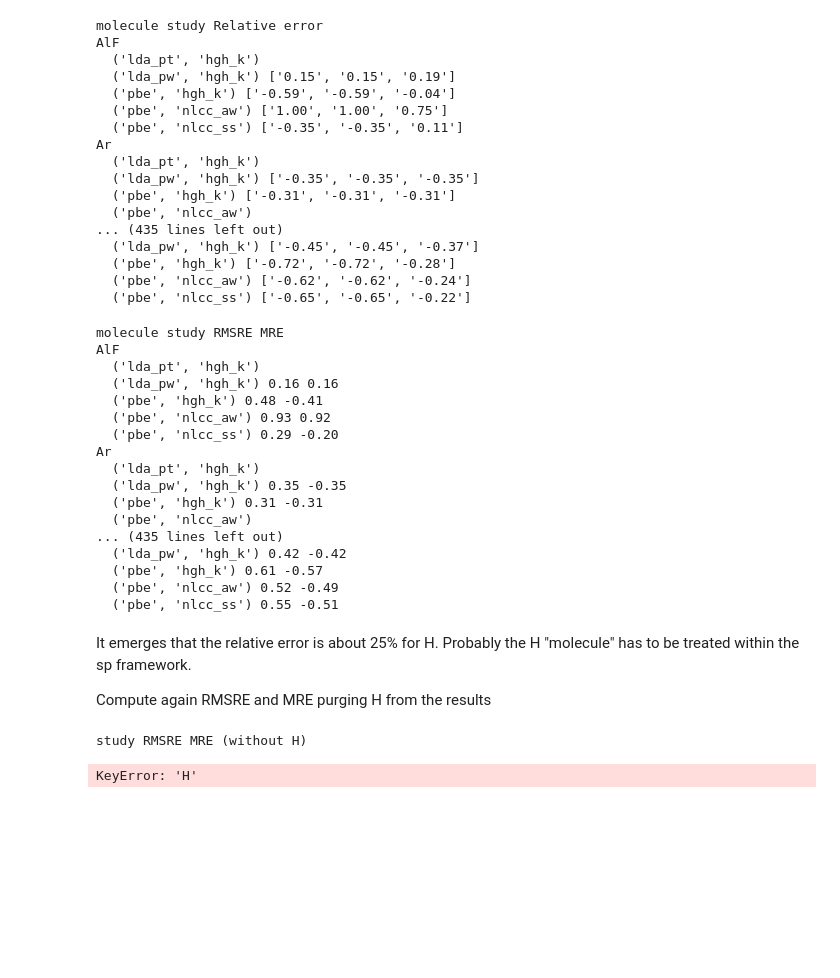
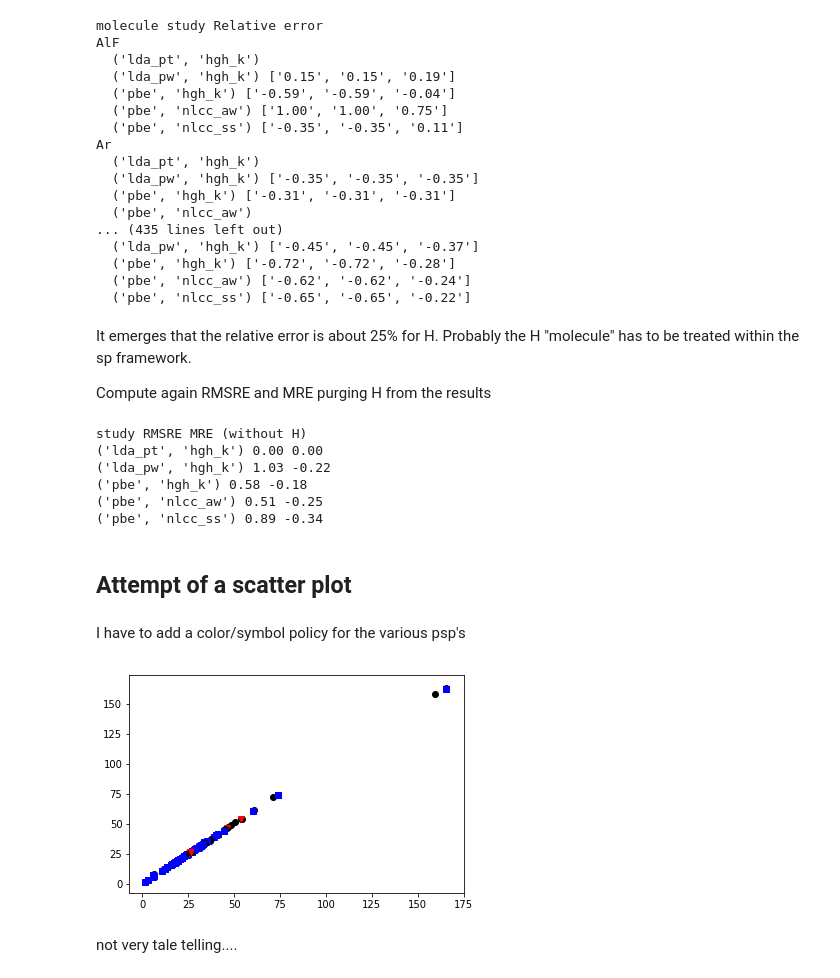
Before and after one commit to marcodalessandro76/Statical-Polarizability, a Jupyter notebook: Calculations/Data analysis.ipynb, the cells around one changed output. Drawn from its saved outputs; the diff is of its cells as text; code cells hidden in the pictures; blank space fills up the shorter version.

```diff
--- a/Calculations/Data analysis.ipynb
+++ b/Calculations/Data analysis.ipynb
@@ -227,7 +91,7 @@ print 'molecule', 'study', 'Relative error'
 for mol in computed_mol:
     print mol
     for study in reduced_study_set:
-        re = eval_relative_error(nsp_results,mol,study[0],study[1])
+        re = R.eval_relative_error(nsp_results,mol,study[0],study[1])
         re_str = ''
         if not (re is None):
             re_str = ['{:1.2f}'.format(x) for x in re]
@@ -250,39 +114,6 @@ Ar
   ('pbe', 'hgh_k') ['-0.72', '-0.72', '-0.28']
   ('pbe', 'nlcc_aw') ['-0.62', '-0.62', '-0.24']
   ('pbe', 'nlcc_ss') ['-0.65', '-0.65', '-0.22']
-# %%
-print 'molecule', 'study', 'RMSRE', 'MRE'
-for mol in computed_mol:
-    print mol
-    for study in reduced_study_set:
-        #print ' ',study,eval_relative_error(nsp_results,mol,study[0],study[1])
-        sre = eval_sre_molecule(nsp_results,mol,study[0],study[1])
-        rsre = ''
-        if not (sre is None):
-            rsre = '{:1.2f}'.format(np.sqrt(sre))
-        re = eval_re_molecule(nsp_results,mol,study[0],study[1])
-        re_string = ''
-        if not (re is None):
-            re_string = '{:1.2f}'.format(re)
-        print '  {} {} {}'.format(study,rsre,re_string)
-# %% [output]
-molecule study RMSRE MRE
-AlF
-  ('lda_pt', 'hgh_k')
-  ('lda_pw', 'hgh_k') 0.16 0.16
-  ('pbe', 'hgh_k') 0.48 -0.41
-  ('pbe', 'nlcc_aw') 0.93 0.92
-  ('pbe', 'nlcc_ss') 0.29 -0.20
-Ar
-  ('lda_pt', 'hgh_k')
-  ('lda_pw', 'hgh_k') 0.35 -0.35
-  ('pbe', 'hgh_k') 0.31 -0.31
-  ('pbe', 'nlcc_aw')
-... (435 lines left out)
-  ('lda_pw', 'hgh_k') 0.42 -0.42
-  ('pbe', 'hgh_k') 0.61 -0.57
-  ('pbe', 'nlcc_aw') 0.52 -0.49
-  ('pbe', 'nlcc_ss') 0.55 -0.51
 # %% [markdown]
 It emerges that the relative error is about 25% for H. Probably the H "molecule" has to be treated within the sp framework.
 
@@ -294,8 +125,31 @@ nsp_results_popH.pop('H',None)
 
 print 'study', 'RMSRE', 'MRE', '(without H)'
 for study in reduced_study_set:
-    print '{} {:1.2f} {:1.2f}'.format(study,eval_rmsre(nsp_results_popH,study[0],study[1]),\
-                                 eval_mre(nsp_results_popH,study[0],study[1]))
+    print '{} {:1.2f} {:1.2f}'.format(study,R.eval_rmsre(nsp_results_popH,study[0],study[1]),\
+                                 R.eval_mre(nsp_results_popH,study[0],study[1]))
 # %% [output]
 study RMSRE MRE (without H)
+('lda_pt', 'hgh_k') 0.00 0.00
+('lda_pw', 'hgh_k') 1.03 -0.22
+('pbe', 'hgh_k') 0.58 -0.18
+('pbe', 'nlcc_aw') 0.51 -0.25
+('pbe', 'nlcc_ss') 0.89 -0.34
-KeyError: 'H'
+# %% [markdown]
+## Attempt of a scatter plot
+# %% [markdown]
+I have to add a color/symbol policy for the various psp's
+# %%
+symbols = {'hgh_k' : 'o', 'nlcc_aw' : 'v', 'nlcc_ss' : 's'}
+colors = {'hgh_k' : 'black', 'nlcc_aw' : 'red', 'nlcc_ss' : 'blue'}
+# %%
+for mol in computed_mol:
+    for study in reduced_study_set:
+        if study[0] in nsp_results[mol]['ref_results'] and study in nsp_results[mol]['results']:
+            alpha_avg_ref = sum(nsp_results[mol]['ref_results'][study[0]])/(3.0*R.AuToA)
+            alpha_avg = sum(R.get_study_alpha_diag(nsp_results[mol]['results'],study[0],study[1]))/3.
+            plt.scatter(alpha_avg_ref,alpha_avg,marker=symbols[study[1]],color=colors[study[1]])
+plt.show()
+# %% [output]
+[figure, added]
+# %% [markdown]
+not very tale telling....
```
Also changed, not shown: parts of 6 cells of this notebook, 2 other files.
